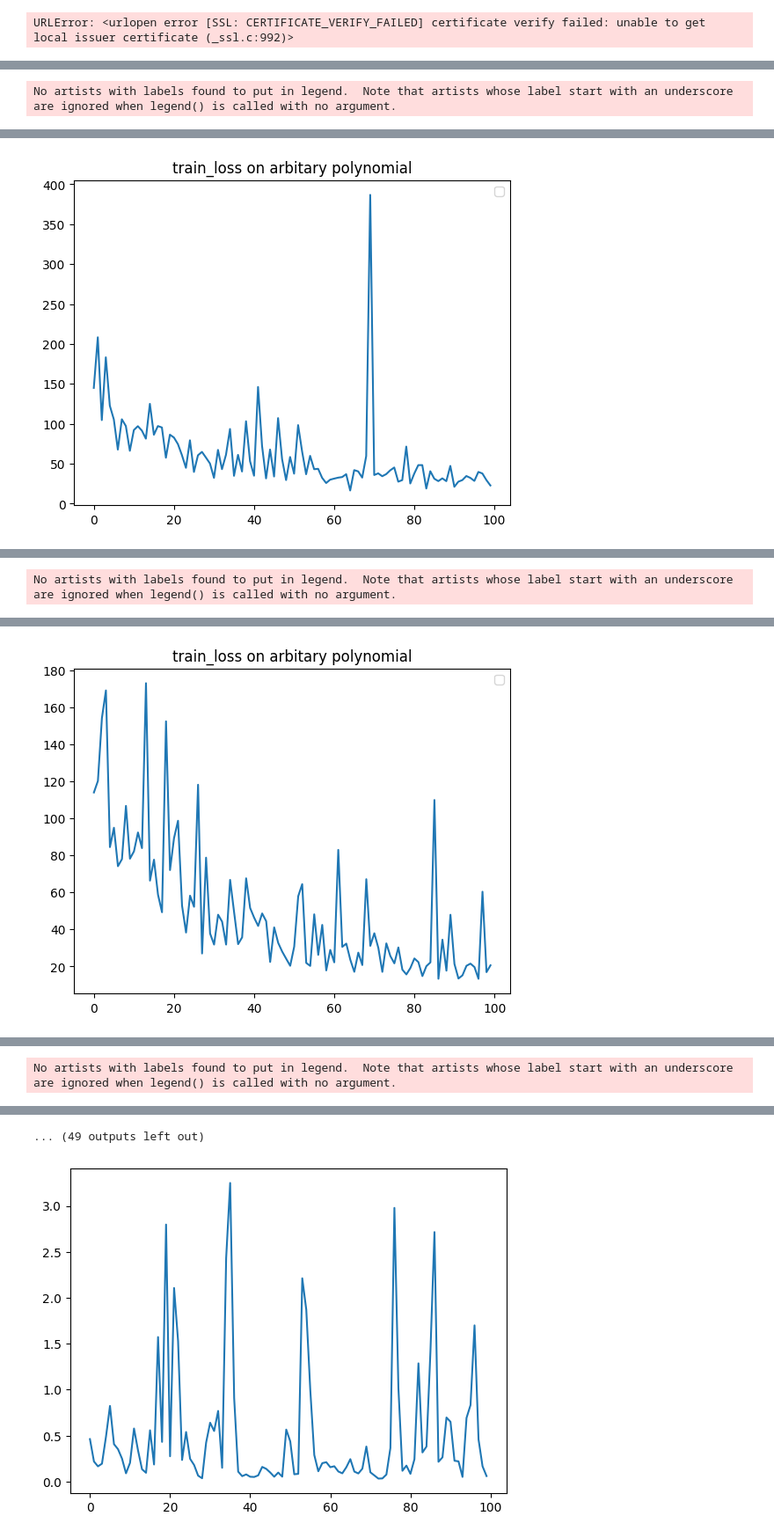
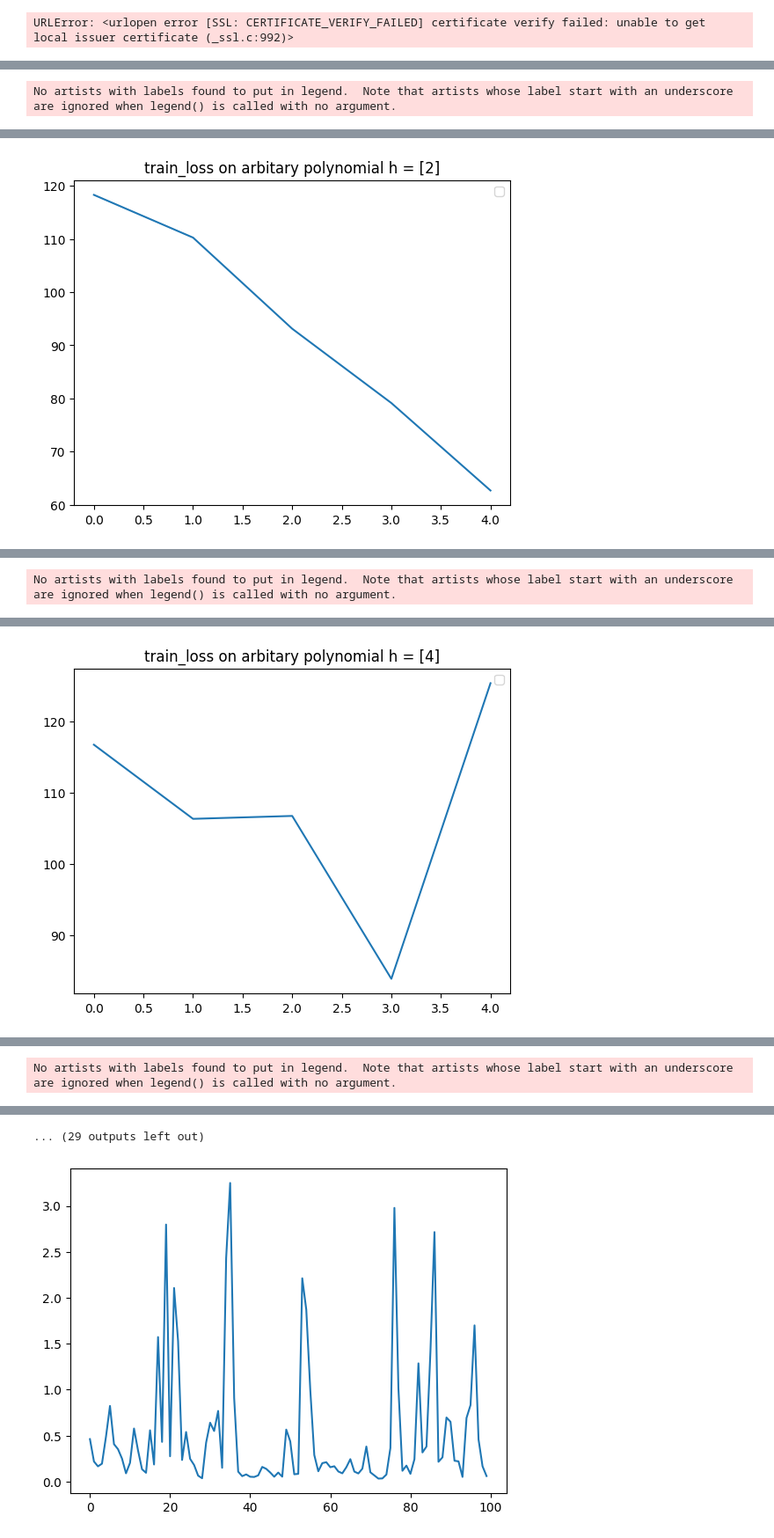
Before and after one commit to Justus-ui/Kan_vs_NN, a Jupyter notebook: train_kan.ipynb, the cells around one changed output, grey strips where cells are left out. Shown at 88% size. Drawn from its saved outputs; the diff is of its cells as text; code cells hidden in the pictures.

```diff
--- a/train_kan.ipynb
+++ b/train_kan.ipynb
@@ -96,31 +102,34 @@ y_test_tensor = torch.tensor(y_test, dtype=torch.float32)
 URLError: <urlopen error [SSL: CERTIFICATE_VERIFY_FAILED] certificate verify failed: unable to get local issuer certificate (_ssl.c:992)>
 # %%
 import time
-for i in range(1,16):
-    model = Neural_kan.Neural_Kan(shape = shape, h = [i], device = None)
-    epochs = 100
-    train_loss = []
-    model.train()
-    optimizer = optim.AdamW(model.parameters(), lr=0.001, weight_decay=0.)
-    criterion = torch.nn.MSELoss()
-    for epoch in range(epochs):
-        running_loss = 0.0
-        for samples in range(100):
-            start_time = time.time()
-            optimizer.zero_grad()
-            input = torch.randn(Batch_size, in_dim)
-            target = poly(input)
-            outputs = model(input)
-            loss = criterion(target, outputs)
-            loss.backward()
-            optimizer.step()
-            running_loss += loss.item()
-        avg_loss = running_loss / 100
-        train_loss.append(avg_loss)
-        print(f"Epoch [{epoch + 1}/{epochs}], Loss: {avg_loss:.6f}, lr: {optimizer.param_groups[0]['lr']:6f}")
-    plt.plot(train_loss)
-    plt.title(f'train_loss on arbitary polynomial h = {i}')
-    plt.legend()
-    plt.show()
-    print("Training Complete!")
+models = []
+for depth in range(1,5):
+    for i in range(1,6):
+        model = Neural_kan.Neural_Kan(shape = shape, h = [2**i] * depth, device = None)
+        epochs = 5
+        train_loss = []
+        model.train()
+        optimizer = optim.AdamW(model.parameters(), lr=0.001, weight_decay=0.)
+        criterion = torch.nn.MSELoss()
+        for epoch in range(epochs):
+            running_loss = 0.0
+            for samples in range(100):
+                start_time = time.time()
+                optimizer.zero_grad()
+                input = torch.randn(Batch_size, in_dim)
+                target = poly(input)
+                outputs = model(input)
+                loss = criterion(target, outputs)
+                loss.backward()
+                optimizer.step()
+                running_loss += loss.item()
+            avg_loss = running_loss / 100
+            train_loss.append(avg_loss)
+            print(f"Epoch [{epoch + 1}/{epochs}], Loss: {avg_loss:.6f}, lr: {optimizer.param_groups[0]['lr']:6f}")
+        models.append(model)
+        plt.plot(train_loss)
+        plt.title(f'train_loss on arbitary polynomial h = {[2**i] * depth}')
+        plt.legend()
+        plt.show()
+        print("Training Complete!")
 # %% [output]
@@ -146,2 +142,2 @@ Epoch [100/100], Loss: 22.734959, lr: 0.001000
-[figure, old version]
+[figure, new version]
 Training Complete!
@@ -166,2 +150,2 @@ Epoch [100/100], Loss: 20.606127, lr: 0.001000
-[figure, old version]
+[figure, new version]
 Training Complete!
@@ -187,4 +159,4 @@ Epoch [100/100], Loss: 15.657387, lr: 0.001000
-... (49 outputs left out)
+... (29 outputs left out)
 # %%
 plt.plot(train_loss[-100:])
 plt.show()
```
Also changed, not shown: parts of 2 cells of this notebook, 1 other file.
